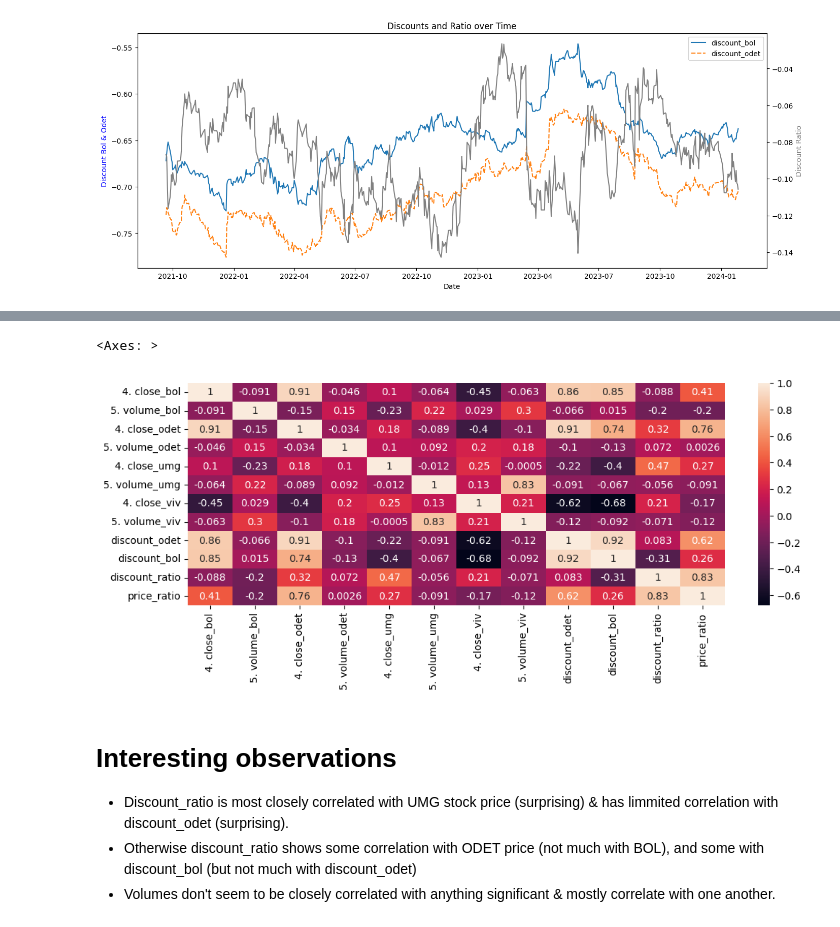
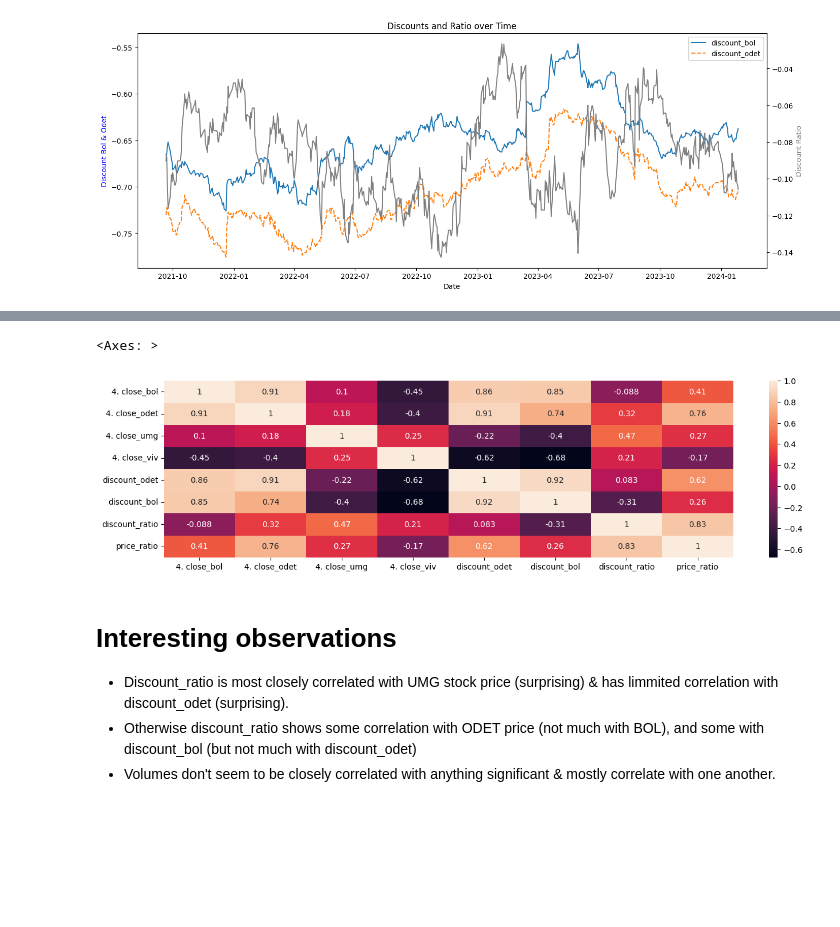
Before and after one commit to DrGodfrey/data-analysis-bollore-odet-group, a Jupyter notebook: valuation-bollore-odet.ipynb, the cells around one changed output, grey strips where cells are left out. Cells and saved outputs as stored; diff of their text form; code cells hidden in the pictures; blank space fills up the shorter version.

Commit message:
Kaggle Notebook | Valuation Bollore/Odet | Version 2

```diff
--- a/valuation-bollore-odet.ipynb
+++ b/valuation-bollore-odet.ipynb
@@ -335,8 +335,9 @@ main_df["discount_bol"] = main_df.apply(lambda row: bollore_discount(row[time_pr
 main_df["discount_ratio"] = 1 - main_df["discount_odet"] / main_df["discount_bol"]
 
 # although mainly focussed on discount, Odet/Bollore price ratio is probably a useful feature too?
-main_df["price_ratio"] = main_df[time_price + "_odet"] / main_df[time_price + "_bol"]
+normalisation_factor = main_df[time_price + "_odet"].mean() / main_df[time_price + "_bol"].mean()
+main_df["price_ratio"] = (main_df[time_price + "_odet"] / main_df[time_price + "_bol"]) / normalisation_factor
 
-print(main_df)
+print(main_df.head())
 # %% [output]
             1. open_bol  2. high_bol  3. low_bol  4. close_bol  5. volume_bol  \
@@ -394,10 +397,11 @@ def remove_columns_starting_with(start_df, prefixes_to_remove):
 # %%
 # Feature engineering (feature selection)
 # Removing all columns for open/high/low price for now (so we can focus on closing price)
-columns_to_remove = [col for col in main_df.columns if any(col.startswith(prefix) for prefix in ('1. open', '2. high', '3. low'))]
+columns_to_remove = [col for col in main_df.columns if any(col.startswith(prefix) for prefix in ('1. open', '2. high', '3. low', '5. volume'))]
 # if col.startswith('1. open') or col.startswith('2. high') ... would have been alternate approach
 
 end_day_df = main_df.drop(columns=columns_to_remove)
+#NOTE - open/close/high/low shareprices had extremely close correlation to one another (>=0.99) & highly associated in PCA, so removed to simplify the analysis
 
 end_day_df.head()
 # %% [output]
@@ -428,9 +430,9 @@ correlation_matrix
 # %%
-plt.figure(figsize=(12,4))
+plt.figure(figsize=(16,4))
 sns.heatmap(correlation_matrix, annot=True)
 # %% [output]
 <Axes: >
-[figure, old version]
+[figure, new version]
 # %% [markdown]
 # Interesting observations
 * Discount_ratio is most closely correlated with UMG stock price (surprising) & has limmited correlation with discount_odet (surprising).
```
Also changed, not shown: parts of 15 cells of this notebook.
